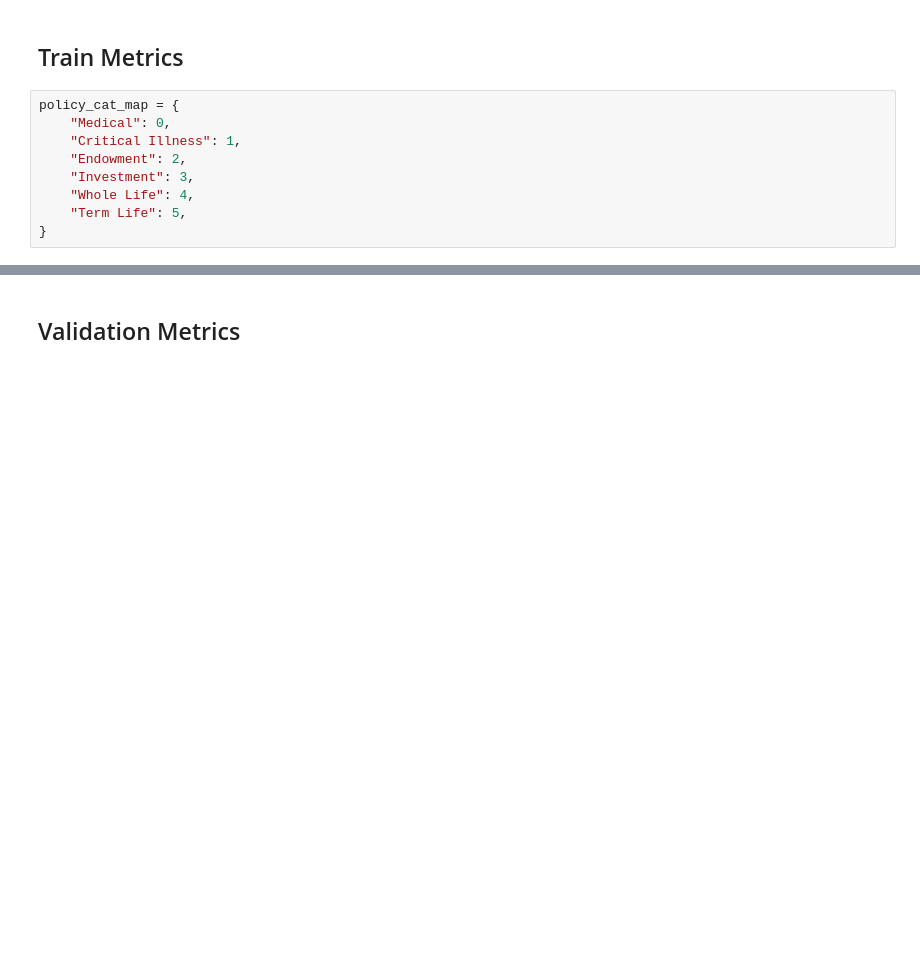
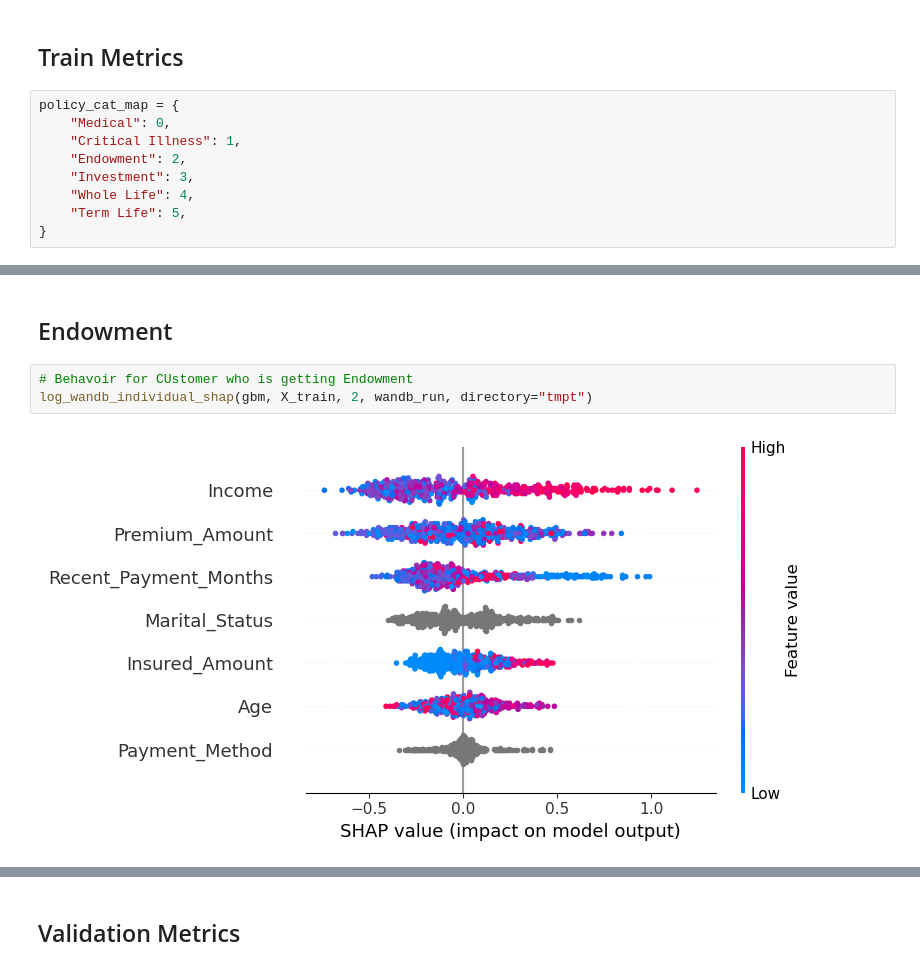
Before and after one commit to minghao51/prudential_challange, a Jupyter notebook: L3_Validation.ipynb, the cells around one changed output, grey strips where cells are left out. Cells and saved outputs as stored; diff of their text form; blank space fills up the shorter version.

```diff
--- a/L3_Validation.ipynb
+++ b/L3_Validation.ipynb
@@ -245,0 +256,7 @@ weighted avg       0.95      0.95      0.95       449
+# %% [markdown]
+## Endowment
+# %%
+# Behavoir for CUstomer who is getting Endowment
+log_wandb_individual_shap(gbm, X_train, 2, wandb_run, directory="tmpt")
+# %% [output]
+[figure, added]
```
Also changed, not shown: parts of 20 cells of this notebook, 11 other files.
